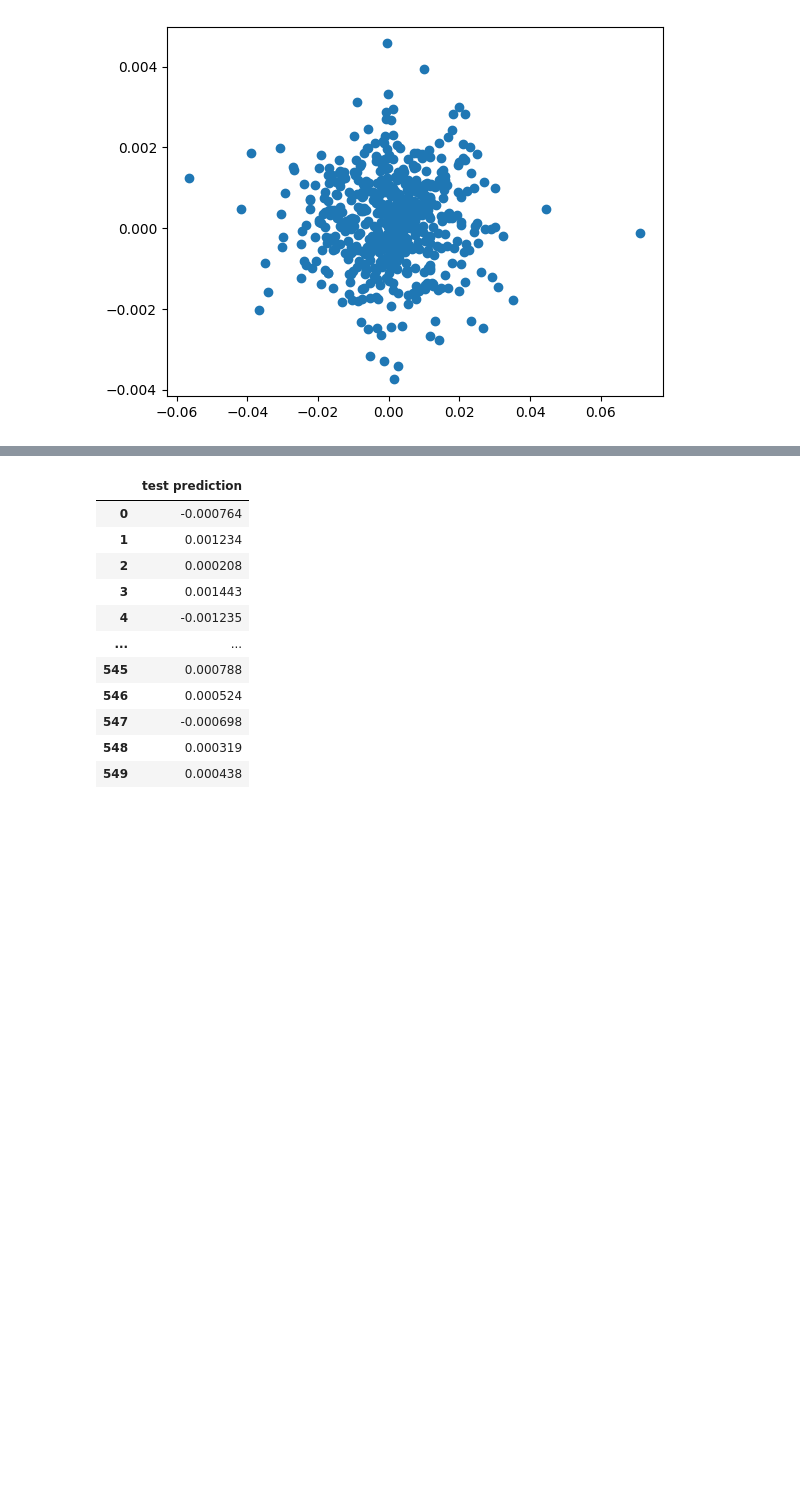
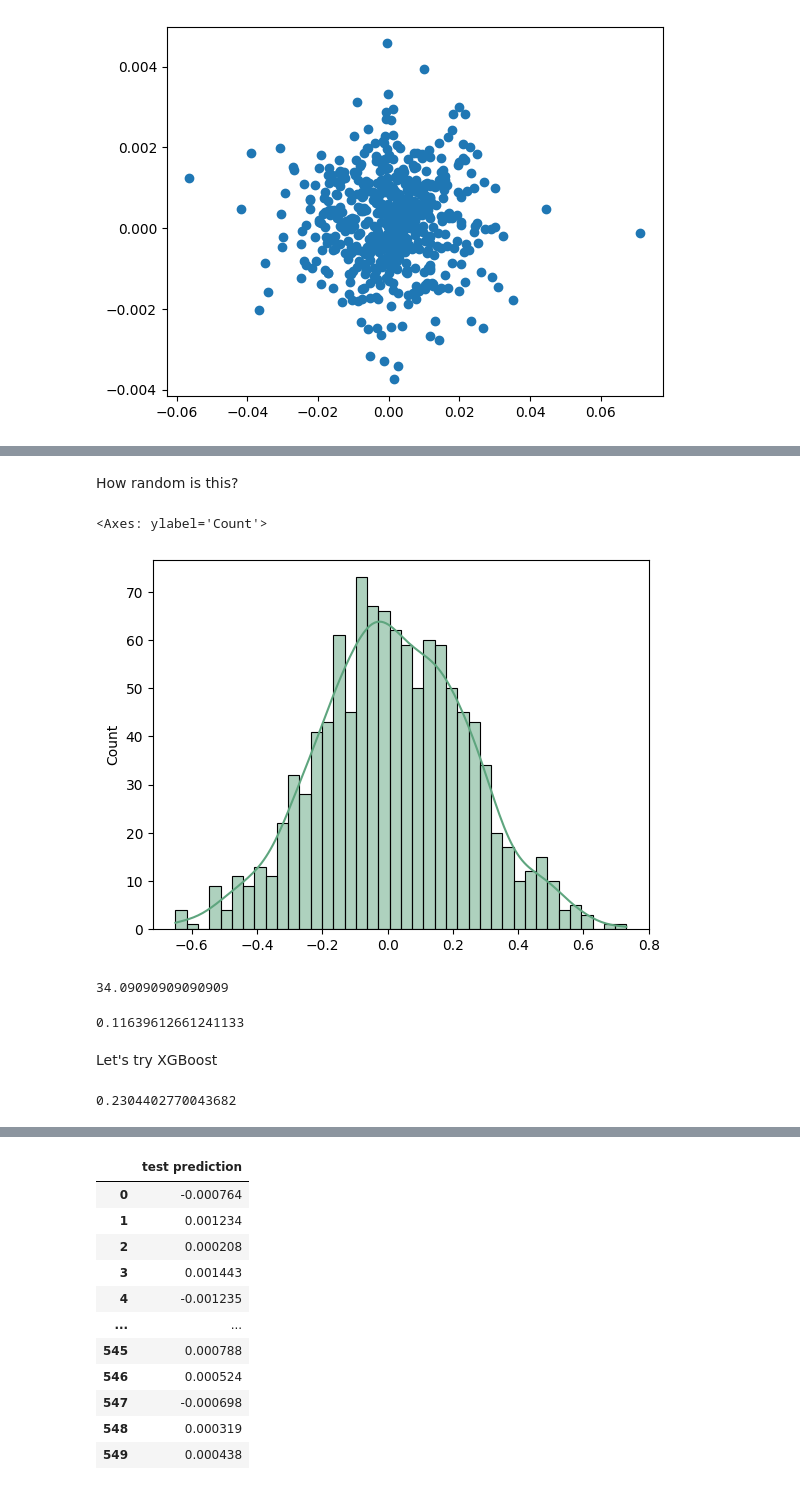
Before and after one commit to kklimov1/PriceRegressionPredictor, a Jupyter notebook: goldPriceAnalysis.ipynb, the cells around one changed output, grey strips where cells are left out. Cells and saved outputs as stored; diff of their text form; code cells hidden in the pictures; blank space fills up the shorter version.

Commit message:
Added xgboost and methods to check return

```diff
--- a/goldPriceAnalysis.ipynb
+++ b/goldPriceAnalysis.ipynb
@@ -717,0 +742,32 @@ prediction = pd.DataFrame(y_test_pred, columns = ["test prediction"])
+# %% [markdown]
+How random is this?
+# %%
+#Determine typical random return distribution:
+returns = []
+num = y_all.query("`test prediction` >0")['oil close change target'].shape[0]
+for i in range(0,1100):
+    total_log_return = np.sum(y_all['oil close change target'].sample(n=num))
+    returns.append(total_log_return)
+# %%
+sns.histplot(returns, kde=True, bins=40, color="#5EA57E")
+# %% [output]
+<Axes: ylabel='Count'>
+[figure, added]
+# %%
+100 * pd.DataFrame(returns, columns = ['returns']).query("returns>0.116").shape[0] / pd.DataFrame(returns, columns = ['returns']).shape[0]
+# %% [output]
+34.09090909090909
+# %%
+np.sum(y_all.query("`test prediction` >0")['oil close change target'])
+# %% [output]
+0.11639612661241133
+# %% [markdown]
+Let's try XGBoost
+# %%
+model = xgb.XGBRegressor(n_estimators=3000, max_depth=7, eta=0.4, subsample=0.7, colsample_bytree=0.7)
+model.fit(x_train.iloc[:,1:], y_train['oil close change target'])
+y_pred_xgb_ = pd.DataFrame(model.predict(x_test.iloc[:,1:]), columns = ["test prediction"])
+y_all = y_test[['oil close change target']].reset_index().drop(columns = ["index"]).merge(y_pred_xgb_, left_index=True, right_index=True)
+np.sum(y_all.query("`test prediction` >0")['oil close change target'])
+# %% [output]
+0.2304402770043682
```
Also changed, not shown: parts of 21 cells of this notebook.
